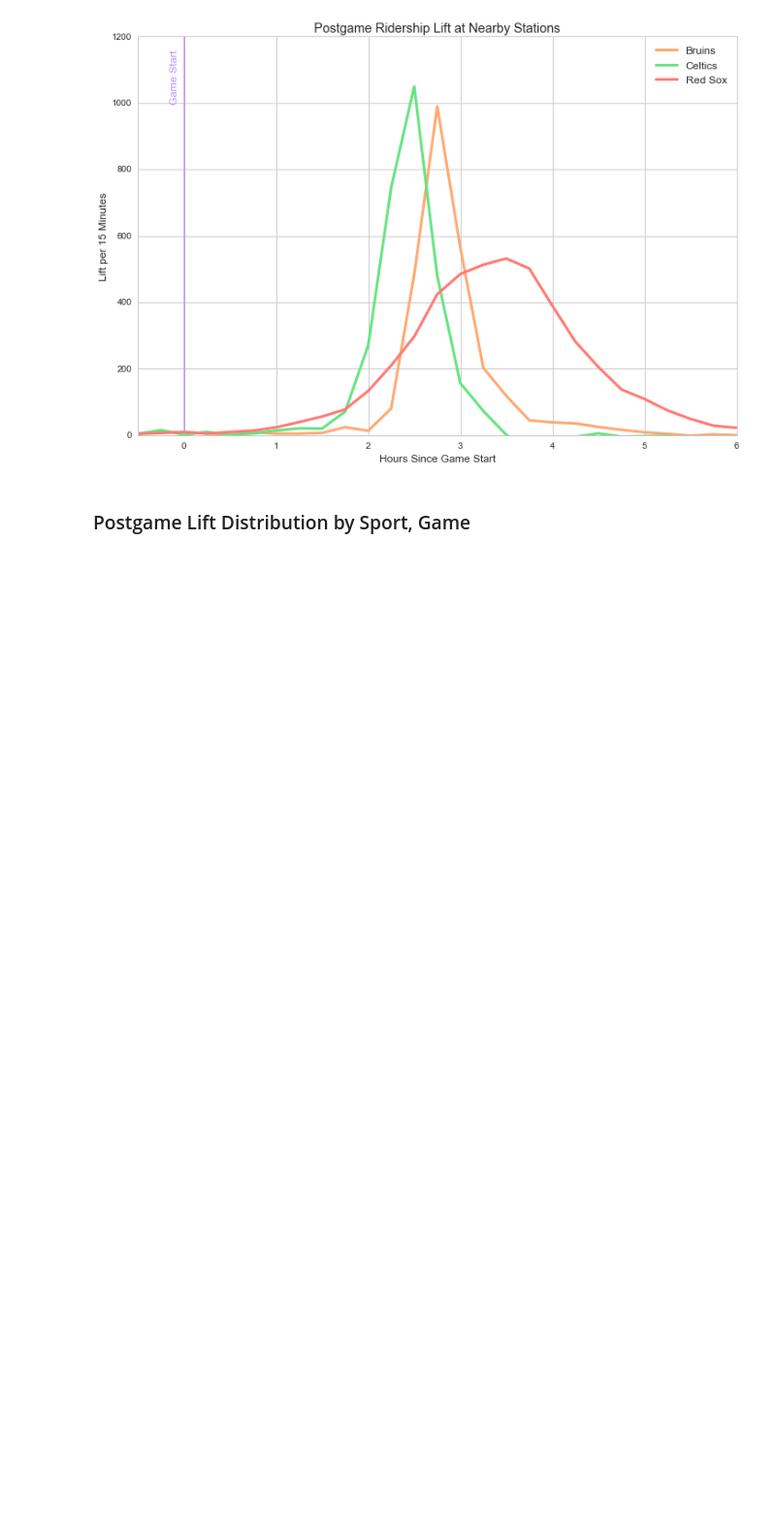
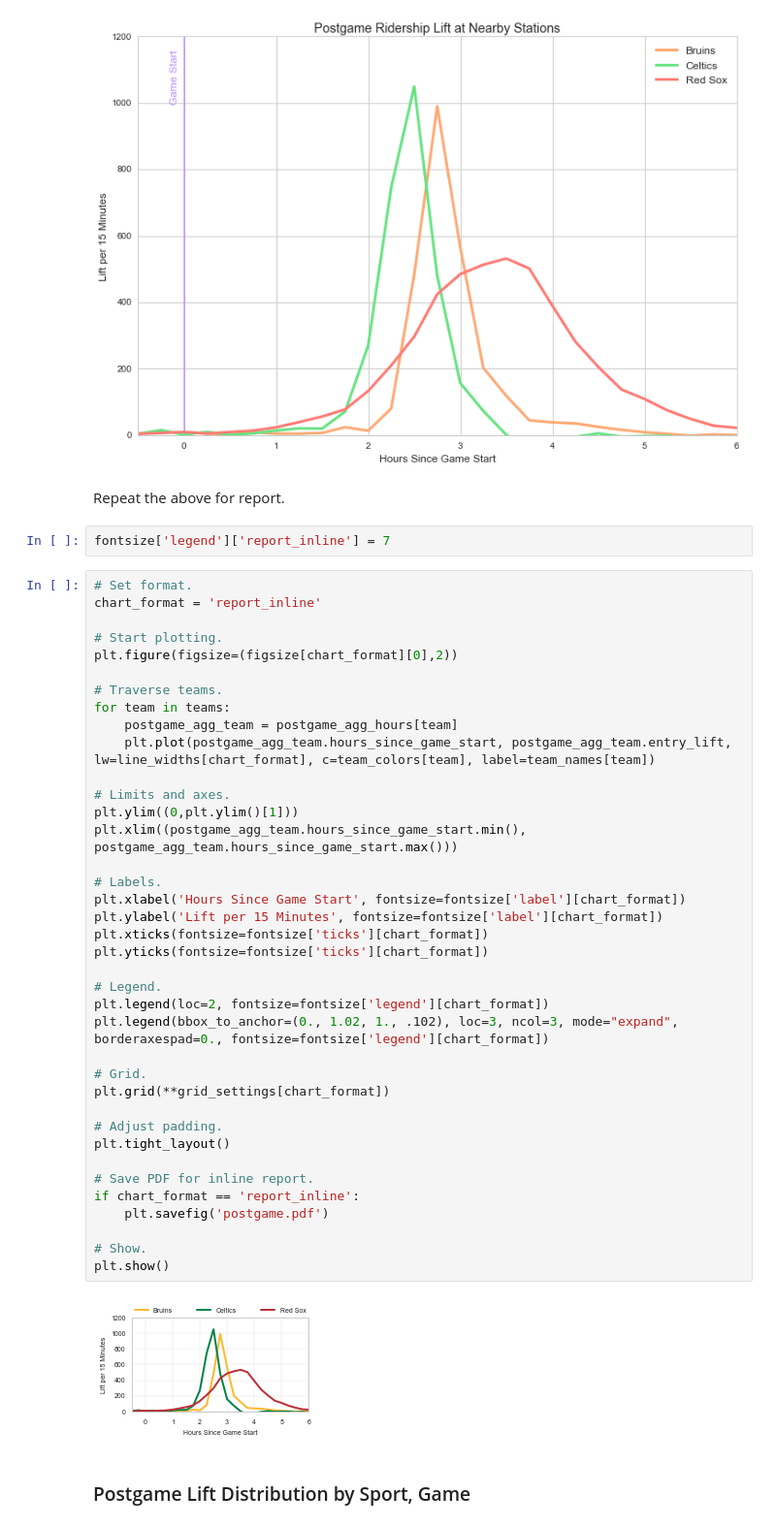
Before and after one commit to azampagl/harvard-capstone, a Jupyter notebook: src/sports/postgame.ipynb, the cells around one changed output. Shown at 97% size. Saved outputs shown, nothing was run; the diff lists cells and outputs as text; blank space fills up the shorter version.

```diff
--- a/src/sports/postgame.ipynb
+++ b/src/sports/postgame.ipynb
@@ -139,6 +139,50 @@ if default_chart_format == 'poster':
 plt.show()
 # %% [output]
 [figure]
+# %% [markdown]
+Repeat the above for report.
+# %%
+fontsize['legend']['report_inline'] = 7
+# %%
+# Set format.
+chart_format = 'report_inline'
+
+# Start plotting.
+plt.figure(figsize=(figsize[chart_format][0],2))
+
+# Traverse teams.
+for team in teams:
+    postgame_agg_team = postgame_agg_hours[team]
+    plt.plot(postgame_agg_team.hours_since_game_start, postgame_agg_team.entry_lift, lw=line_widths[chart_format], c=team_colors[team], label=team_names[team])
+
+# Limits and axes.
+plt.ylim((0,plt.ylim()[1]))
+plt.xlim((postgame_agg_team.hours_since_game_start.min(), postgame_agg_team.hours_since_game_start.max()))
+
+# Labels.
+plt.xlabel('Hours Since Game Start', fontsize=fontsize['label'][chart_format])
+plt.ylabel('Lift per 15 Minutes', fontsize=fontsize['label'][chart_format])
+plt.xticks(fontsize=fontsize['ticks'][chart_format])
+plt.yticks(fontsize=fontsize['ticks'][chart_format])
+
+# Legend.
+plt.legend(loc=2, fontsize=fontsize['legend'][chart_format])
+plt.legend(bbox_to_anchor=(0., 1.02, 1., .102), loc=3, ncol=3, mode="expand", borderaxespad=0., fontsize=fontsize['legend'][chart_format])
+
+# Grid.
+plt.grid(**grid_settings[chart_format])
+
+# Adjust padding.
+plt.tight_layout()
+
+# Save PDF for inline report.
+if chart_format == 'report_inline':
+    plt.savefig('postgame.pdf')
+
+# Show.
+plt.show()
+# %% [output]
+[figure, added]
 # %% [markdown]
 ### Postgame Lift Distribution by Sport, Game
 # %%
```
Also changed, not shown: 3 other files.
